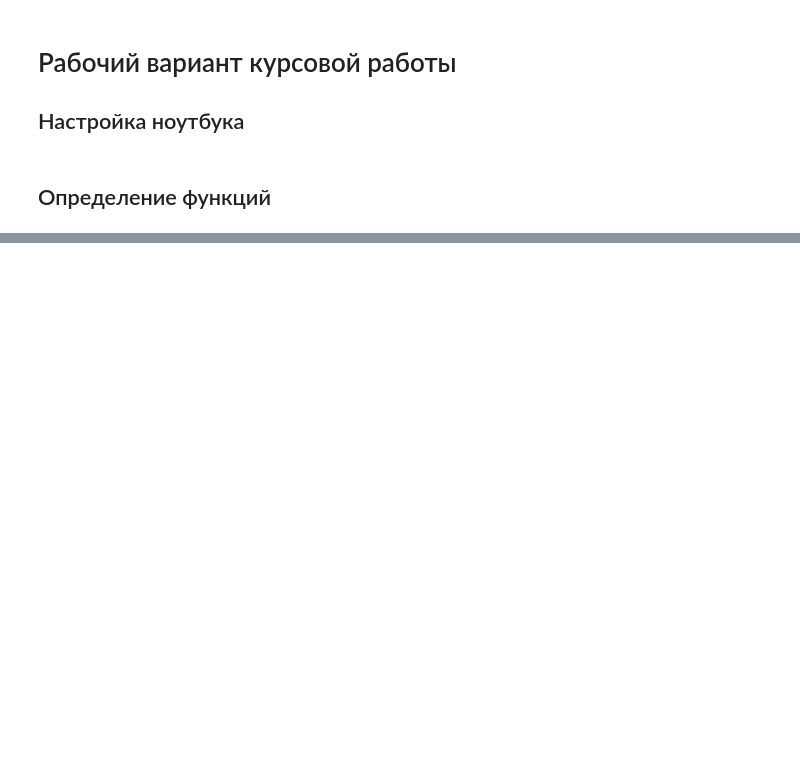
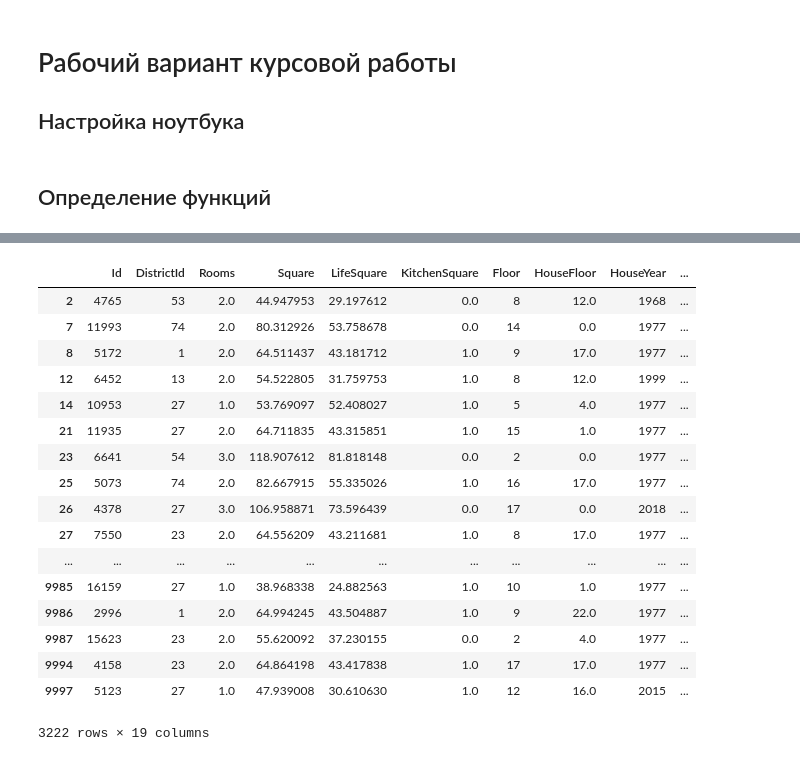
Before and after one commit to meFargot/gu-python-ds, a Jupyter notebook: Kurs_project_task/kurs_project.ipynb, the cells around one changed output, grey strips where cells are left out. Saved outputs shown, nothing was run; the diff lists cells and outputs as text; code cells hidden in the pictures; blank space fills up the shorter version.

```diff
--- a/Kurs_project_task/kurs_project.ipynb
+++ b/Kurs_project_task/kurs_project.ipynb
@@ -166,0 +797,11 @@ data[(data['HouseYear'] == 2016) & (data['Rooms'] == 3)][['Square', 'LifeSquare'
+# %%
+data_train_clear.loc[data_train_clear['Rooms'] == 1, 'LifeSquare'] = data_train_clear.loc[data_train_clear['Rooms'] == 1, 'LifeSquare'].fillna(data_train_clear.loc[data_train_clear['Rooms'] == 1,
+                                                                                               'Square'] * life_square_coef_r1)
+data_train_clear.loc[data_train_clear['Rooms'] == 2, 'LifeSquare'] = data_train_clear.loc[data_train_clear['Rooms'] == 2, 'LifeSquare'].fillna(data_train_clear.loc[data_train_clear['Rooms'] == 2,
+                                                                                               'Square'] * life_square_coef_r2)
+data_train_clear.loc[data_train_clear['Rooms'] == 3, 'LifeSquare'] = data_train_clear.loc[data_train_clear['Rooms'] == 3, 'LifeSquare'].fillna(data_train_clear.loc[data_train_clear['Rooms'] == 3,
+                                                                                               'Square'] * life_square_coef_r3)
+data_train_clear.loc[data_train_clear['Rooms'] == 4, 'LifeSquare'] = data_train_clear.loc[data_train_clear['Rooms'] == 4, 'LifeSquare'].fillna(data_train_clear.loc[data_train_clear['Rooms'] == 4,
+                                                                                               'Square'] * life_square_coef_r4)
+data_train_clear.loc[data_train_clear['Rooms'] == 5, 'LifeSquare'] = data_train_clear.loc[data_train_clear['Rooms'] == 5, 'LifeSquare'].fillna(data_train_clear.loc[data_train_clear['Rooms'] == 5,
+                                                                                               'Square'] * life_square_coef_r5)
@@ -166,0 +893,4 @@ data[(data['HouseYear'] == 2016) & (data['Rooms'] == 3)][['Square', 'LifeSquare'
+# %%
+data_train_clear.loc[data_train_clear['Id'] == 10814, 'HouseYear'] = 2005
+# %%
+data_train_clear.loc[data_train_clear['Id'] == 11607, 'HouseYear'] = 1968
@@ -166,0 +1031,21 @@ data[(data['HouseYear'] == 2016) & (data['Rooms'] == 3)][['Square', 'LifeSquare'
+# %%
+data_train_clear.loc[data_train_clear['KitchenSquare'] < 5]
+# %% [output]
+|  | Id | DistrictId | Rooms | Square | LifeSquare | KitchenSquare | Floor | HouseFloor | HouseYear | ... |
+| 2 | 4765 | 53 | 2.0 | 44.947953 | 29.197612 | 0.0 | 8 | 12.0 | 1968 | ... |
+| 7 | 11993 | 74 | 2.0 | 80.312926 | 53.758678 | 0.0 | 14 | 0.0 | 1977 | ... |
+| 8 | 5172 | 1 | 2.0 | 64.511437 | 43.181712 | 1.0 | 9 | 17.0 | 1977 | ... |
+| 12 | 6452 | 13 | 2.0 | 54.522805 | 31.759753 | 1.0 | 8 | 12.0 | 1999 | ... |
+| 14 | 10953 | 27 | 1.0 | 53.769097 | 52.408027 | 1.0 | 5 | 4.0 | 1977 | ... |
+| 21 | 11935 | 27 | 2.0 | 64.711835 | 43.315851 | 1.0 | 15 | 1.0 | 1977 | ... |
+| 23 | 6641 | 54 | 3.0 | 118.907612 | 81.818148 | 0.0 | 2 | 0.0 | 1977 | ... |
+| 25 | 5073 | 74 | 2.0 | 82.667915 | 55.335026 | 1.0 | 16 | 17.0 | 1977 | ... |
+| 26 | 4378 | 27 | 3.0 | 106.958871 | 73.596439 | 0.0 | 17 | 0.0 | 2018 | ... |
+| 27 | 7550 | 23 | 2.0 | 64.556209 | 43.211681 | 1.0 | 8 | 17.0 | 1977 | ... |
+| ... | ... | ... | ... | ... | ... | ... | ... | ... | ... | ... |
+| 9985 | 16159 | 27 | 1.0 | 38.968338 | 24.882563 | 1.0 | 10 | 1.0 | 1977 | ... |
+| 9986 | 2996 | 1 | 2.0 | 64.994245 | 43.504887 | 1.0 | 9 | 22.0 | 1977 | ... |
+| 9987 | 15623 | 23 | 2.0 | 55.620092 | 37.230155 | 0.0 | 2 | 4.0 | 1977 | ... |
+| 9994 | 4158 | 23 | 2.0 | 64.864198 | 43.417838 | 1.0 | 17 | 17.0 | 1977 | ... |
+| 9997 | 5123 | 27 | 1.0 | 47.939008 | 30.610630 | 1.0 | 12 | 16.0 | 2015 | ... |
+3222 rows × 19 columns
```
Also changed, not shown: parts of 128 cells of this notebook.
